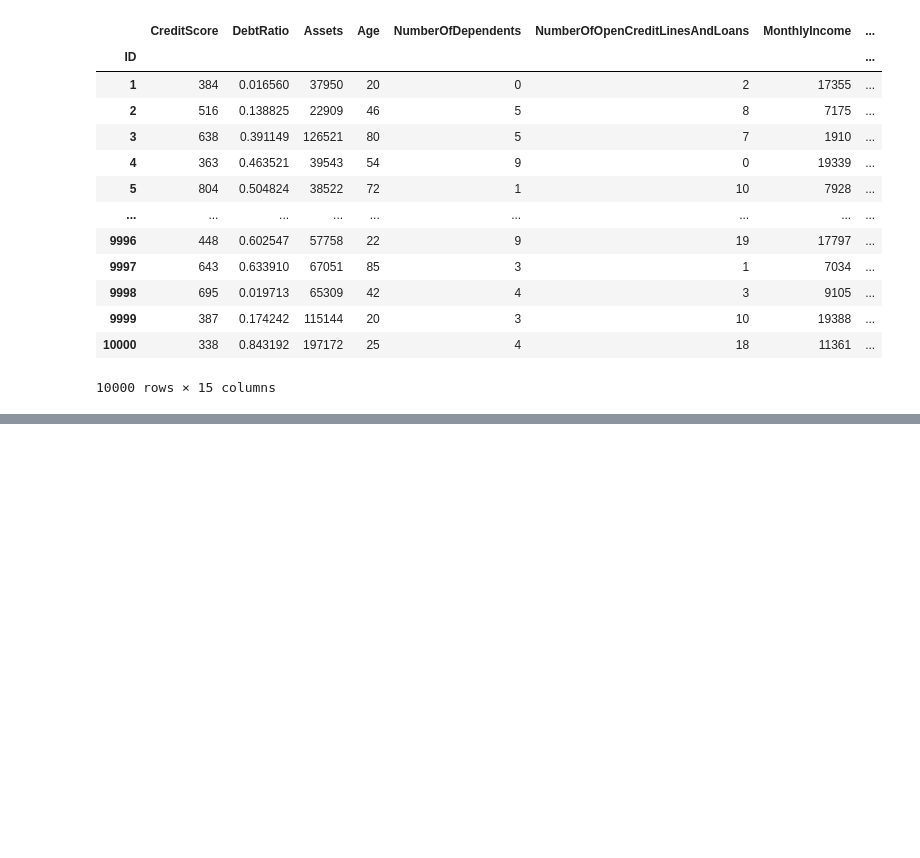
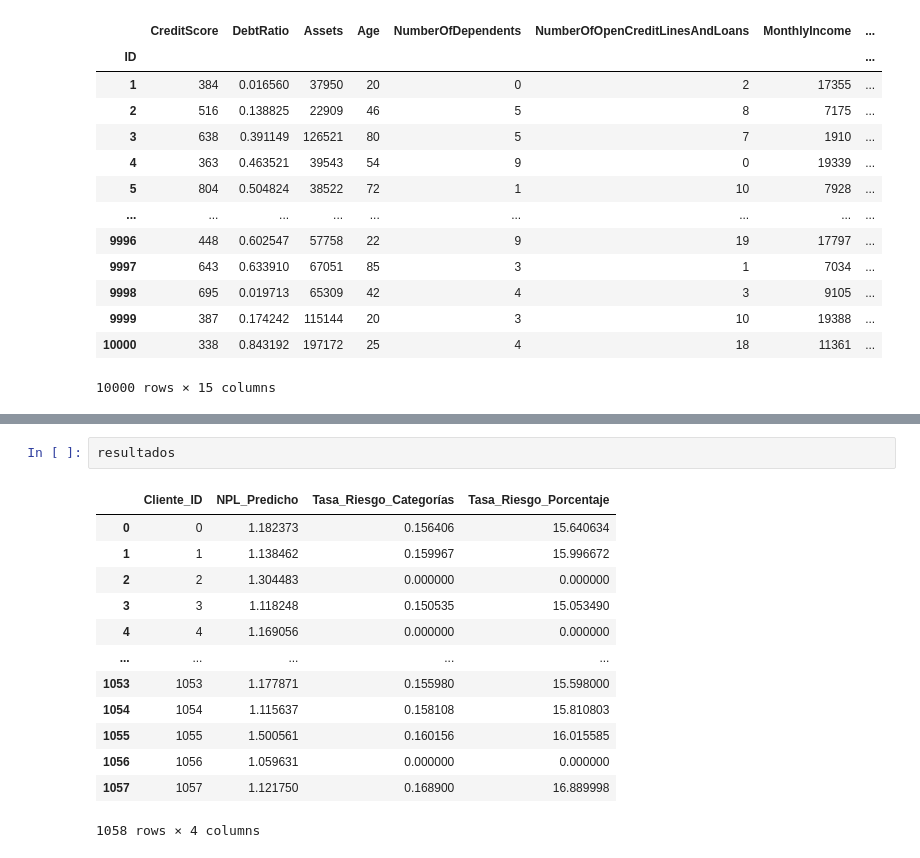
Before and after one commit to jruedaa/Finanzas, a Jupyter notebook: a_preprocesamiento.ipynb, the cells around one changed output, grey strips where cells are left out. Saved outputs shown, nothing was run; the diff lists cells and outputs as text; blank space fills up the shorter version.

```diff
--- a/a_preprocesamiento.ipynb
+++ b/a_preprocesamiento.ipynb
@@ -494,0 +666,16 @@ Name: NoPaidPerc, dtype: float64
+# %%
+resultados
+# %% [output]
+|  | Cliente_ID | NPL_Predicho | Tasa_Riesgo_Categorías | Tasa_Riesgo_Porcentaje |
+| 0 | 0 | 1.182373 | 0.156406 | 15.640634 |
+| 1 | 1 | 1.138462 | 0.159967 | 15.996672 |
+| 2 | 2 | 1.304483 | 0.000000 | 0.000000 |
+| 3 | 3 | 1.118248 | 0.150535 | 15.053490 |
+| 4 | 4 | 1.169056 | 0.000000 | 0.000000 |
+| ... | ... | ... | ... | ... |
+| 1053 | 1053 | 1.177871 | 0.155980 | 15.598000 |
+| 1054 | 1054 | 1.115637 | 0.158108 | 15.810803 |
+| 1055 | 1055 | 1.500561 | 0.160156 | 16.015585 |
+| 1056 | 1056 | 1.059631 | 0.000000 | 0.000000 |
+| 1057 | 1057 | 1.121750 | 0.168900 | 16.889998 |
+1058 rows × 4 columns
```
Also changed, not shown: parts of 19 cells of this notebook.
